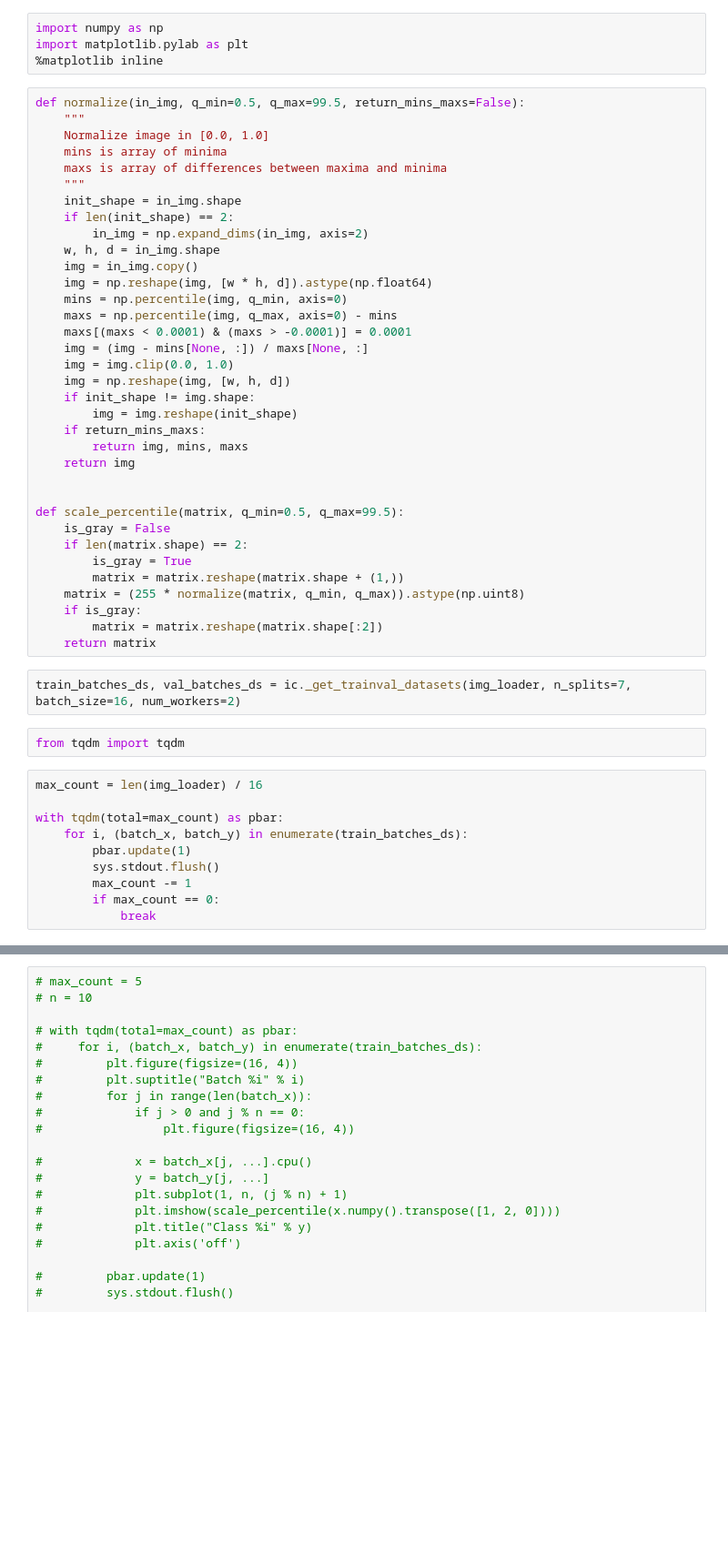
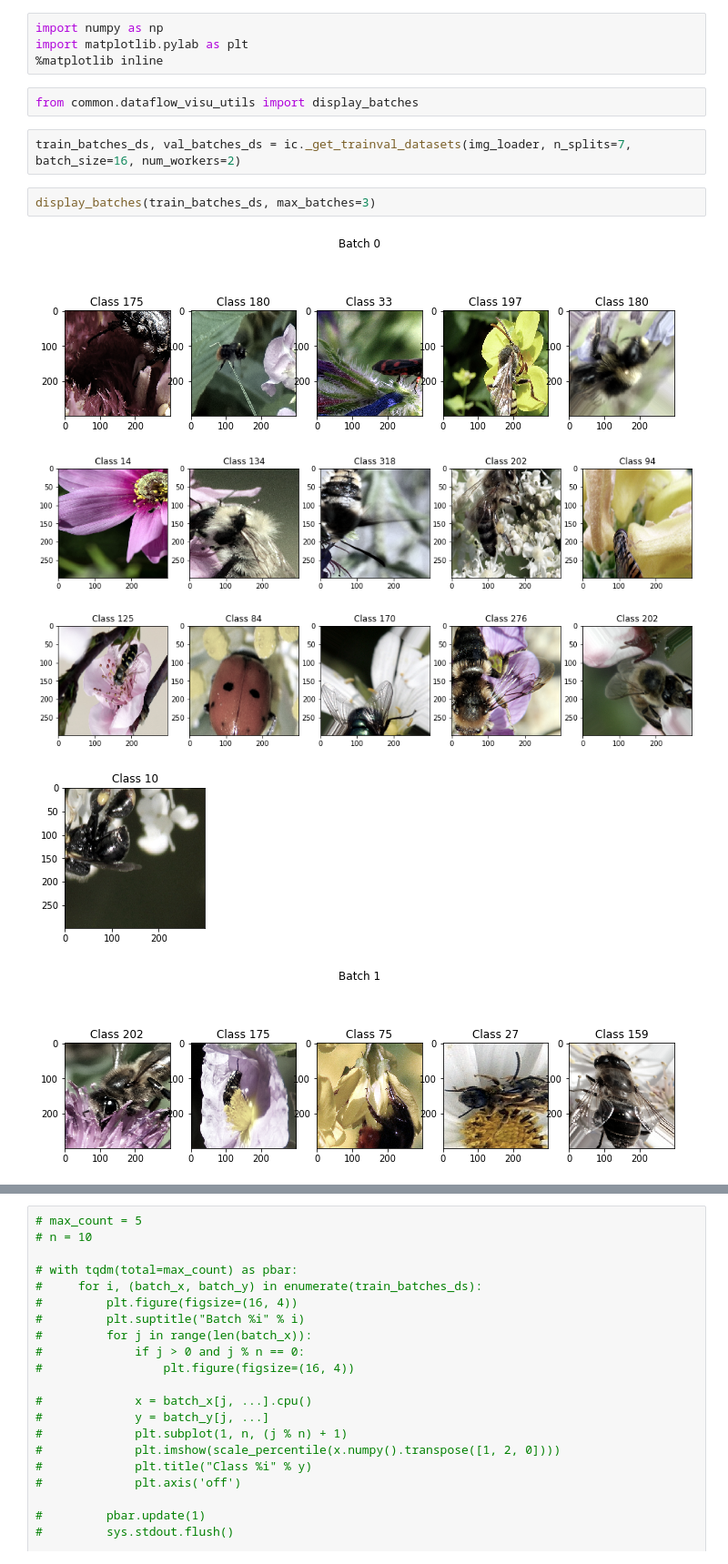
Before and after one commit to vfdev-5/pollenating_insects_3_simplified, a Jupyter notebook: notebooks/pytorch_check_pipeline.ipynb, the cells around one changed output, grey strips where cells are left out. Shown at 91% size. Cells and saved outputs as stored; diff of their text form; blank space fills up the shorter version.

```diff
--- a/notebooks/pytorch_check_pipeline.ipynb
+++ b/notebooks/pytorch_check_pipeline.ipynb
@@ -68,52 +87,15 @@ local import :
 import numpy as np
 import matplotlib.pylab as plt
 %matplotlib inline
-# %%
-def normalize(in_img, q_min=0.5, q_max=99.5, return_mins_maxs=False):
-    """
-    Normalize image in [0.0, 1.0]
-    mins is array of minima
-    maxs is array of differences between maxima and minima
-    """
-    init_shape = in_img.shape
-    if len(init_shape) == 2:
-        in_img = np.expand_dims(in_img, axis=2)
-    w, h, d = in_img.shape
-    img = in_img.copy()
-    img = np.reshape(img, [w * h, d]).astype(np.float64)
-    mins = np.percentile(img, q_min, axis=0)
-    maxs = np.percentile(img, q_max, axis=0) - mins
-    maxs[(maxs < 0.0001) & (maxs > -0.0001)] = 0.0001
-    img = (img - mins[None, :]) / maxs[None, :]
-    img = img.clip(0.0, 1.0)
-    img = np.reshape(img, [w, h, d])
-    if init_shape != img.shape:
-        img = img.reshape(init_shape)
-    if return_mins_maxs:
-        return img, mins, maxs
-    return img
-
-
-def scale_percentile(matrix, q_min=0.5, q_max=99.5):
-    is_gray = False
-    if len(matrix.shape) == 2:
-        is_gray = True
-        matrix = matrix.reshape(matrix.shape + (1,))
-    matrix = (255 * normalize(matrix, q_min, q_max)).astype(np.uint8)
-    if is_gray:
-        matrix = matrix.reshape(matrix.shape[:2])
-    return matrix
+# %%
+from common.dataflow_visu_utils import display_batches
 # %%
 train_batches_ds, val_batches_ds = ic._get_trainval_datasets(img_loader, n_splits=7, batch_size=16, num_workers=2)
-# %%
-from tqdm import tqdm
-# %%
-max_count = len(img_loader) / 16
-
-with tqdm(total=max_count) as pbar:
-    for i, (batch_x, batch_y) in enumerate(train_batches_ds):
-        pbar.update(1)
-        sys.stdout.flush()
-        max_count -= 1
-        if max_count == 0:
-            break
+# %%
+display_batches(train_batches_ds, max_batches=3)
+# %% [output]
+[figure, added]
+[figure, added]
+[figure, added]
+[figure, added]
+[figure, added]
```
Also changed, not shown: parts of 20 cells of this notebook, 28 other files.
